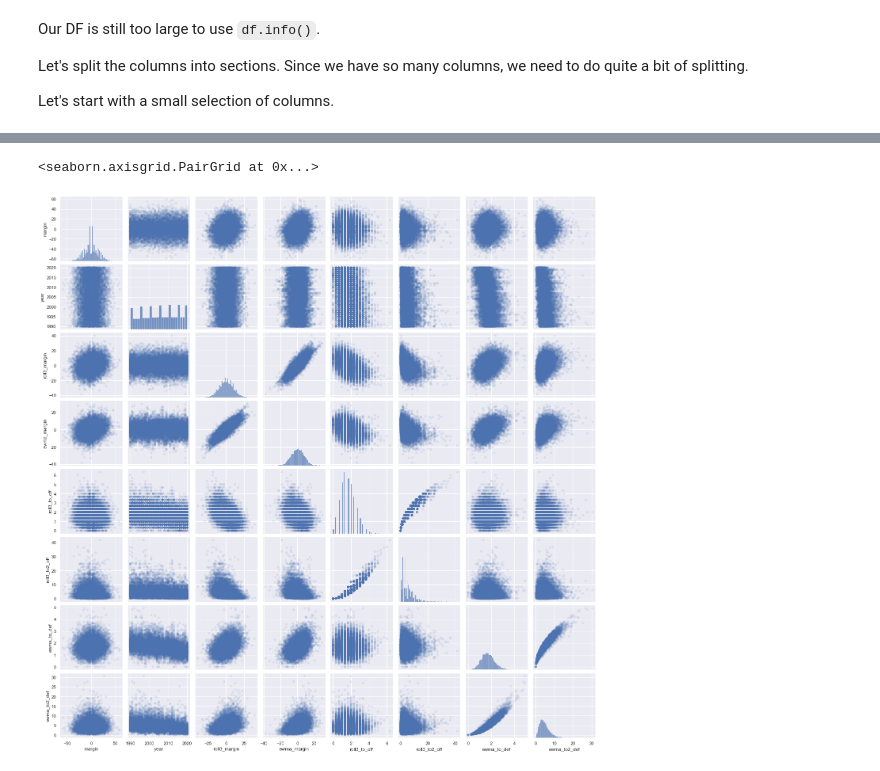
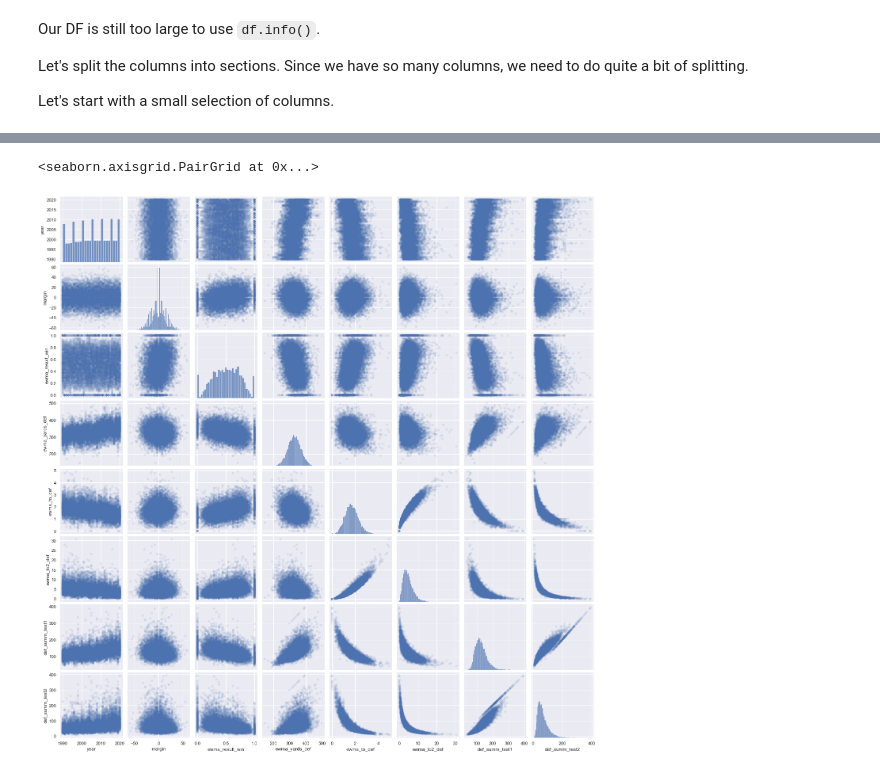
Before and after one commit to edubu2/metis-project2, a Jupyter notebook: code/feature_engineering.ipynb, the cells around one changed output, grey strips where cells are left out. Saved outputs shown, nothing was run; the diff lists cells and outputs as text; code cells hidden in the pictures.

```diff
--- a/code/feature_engineering.ipynb
+++ b/code/feature_engineering.ipynb
@@ -11,2 +13,2 @@ from clean import clean_games
 # %%
-game_df = clean_games("data/games_scraped.pickle")
+game_df = clean_games("data/games_scraped.pickle", start_year=1990)
@@ -17,4 +14,0 @@ This will make the below cells run faster, but also should prevent our model fro
-# %%
-mask = game_df['year'] >= 1990
-game_df = game_df[mask]
-game_df
@@ -139,0 +102,12 @@ ewma_df = game_df[roll3_vars]
+# %%
+game_df['def_summ_test1'] = \
+    ((game_df['ewma_yards_def'].to_numpy() / (game_df['ewma_to_def'].to_numpy() + 1)
+      .astype(float)))
+
+game_df['def_summ_test2'] = \
+    ((game_df['ewma_yards_def'].to_numpy() / (game_df['ewma_to2_def'].to_numpy() + 1)
+     .astype(float)))
+
+def_df = game_df[['year', 'team', 'opp', 'margin', 'ewma_result_win', 'ewma_yards_def',
+                  'ewma_to_def', 'ewma_to2_def', 'def_summ_test1', 'def_summ_test2']]
+def_df.head(5)
@@ -140,5 +121,5 @@ ewma_df = game_df[roll3_vars]
 # %%
-sns.pairplot(small_df, plot_kws=dict(alpha=.1, edgecolor='none'))
+sns.pairplot(def_df, plot_kws=dict(alpha=.1, edgecolor='none'))
 # %% [output]
 <seaborn.axisgrid.PairGrid at 0x...>
-[figure, old version]
+[figure, new version]
```
Also changed, not shown: parts of 39 cells of this notebook, 1 other file.
